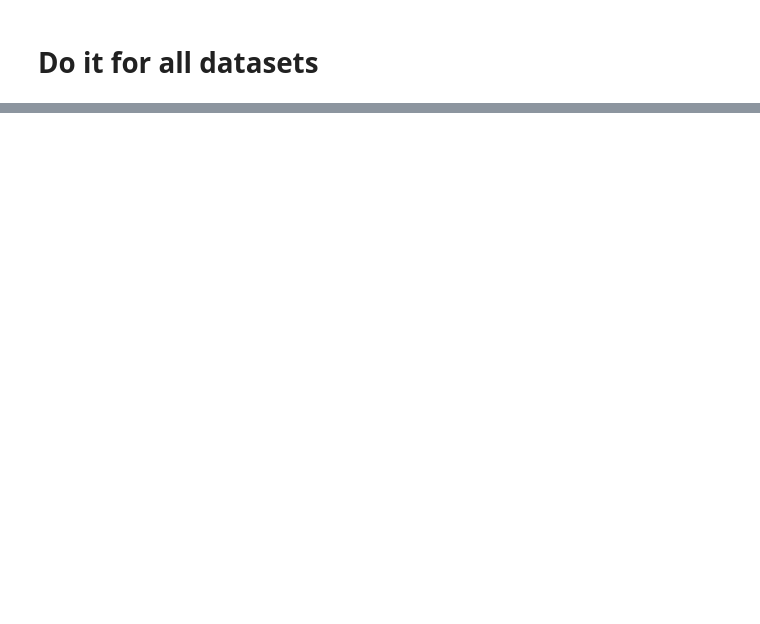
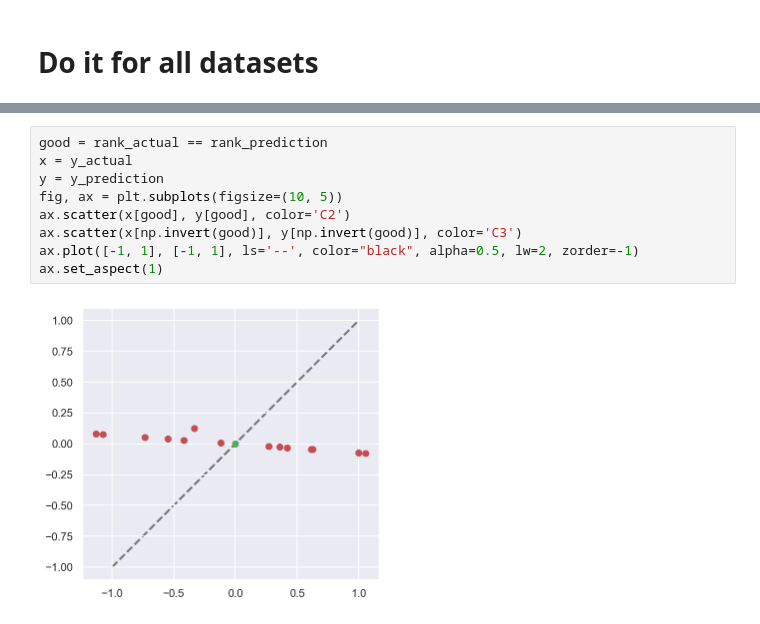
Before and after one commit to AurelienNioche/ProspecTonk, a Jupyter notebook: Gaussian-Process.ipynb, the cells around one changed output, grey strips where cells are left out. Saved outputs shown, nothing was run; the diff lists cells and outputs as text; blank space fills up the shorter version.

```diff
--- a/Gaussian-Process.ipynb
+++ b/Gaussian-Process.ipynb
@@ -302,0 +580,11 @@ Rank pred = 1; Rank true: 4
+# %%
+good = rank_actual == rank_prediction
+x = y_actual
+y = y_prediction
+fig, ax = plt.subplots(figsize=(10, 5))
+ax.scatter(x[good], y[good], color='C2')
+ax.scatter(x[np.invert(good)], y[np.invert(good)], color='C3')
+ax.plot([-1, 1], [-1, 1], ls='--', color="black", alpha=0.5, lw=2, zorder=-1)
+ax.set_aspect(1)
+# %% [output]
+[figure, added]
```
Also changed, not shown: parts of 25 cells of this notebook, 7 other files.
